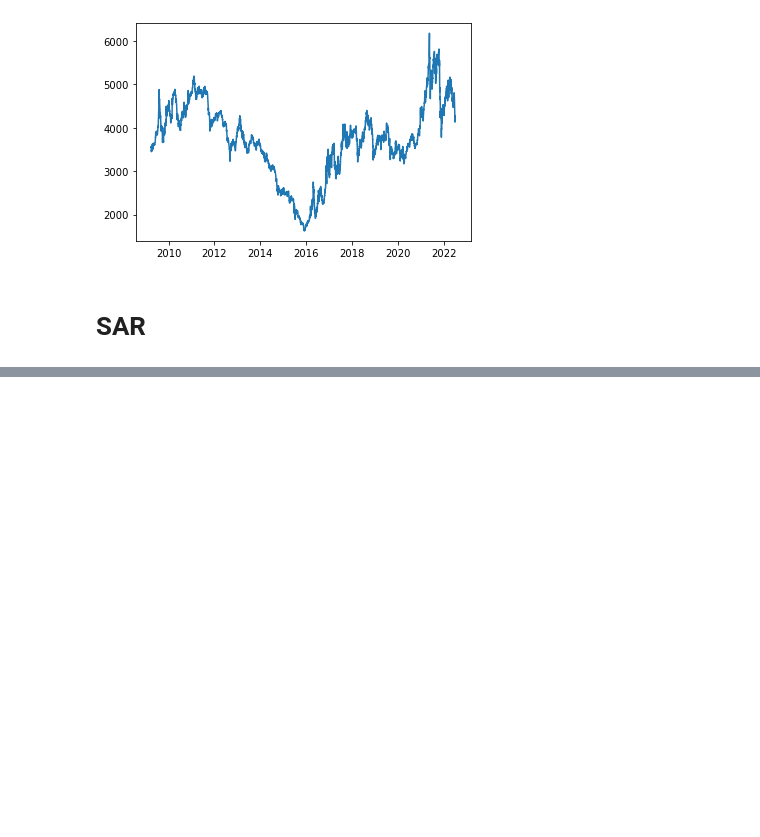
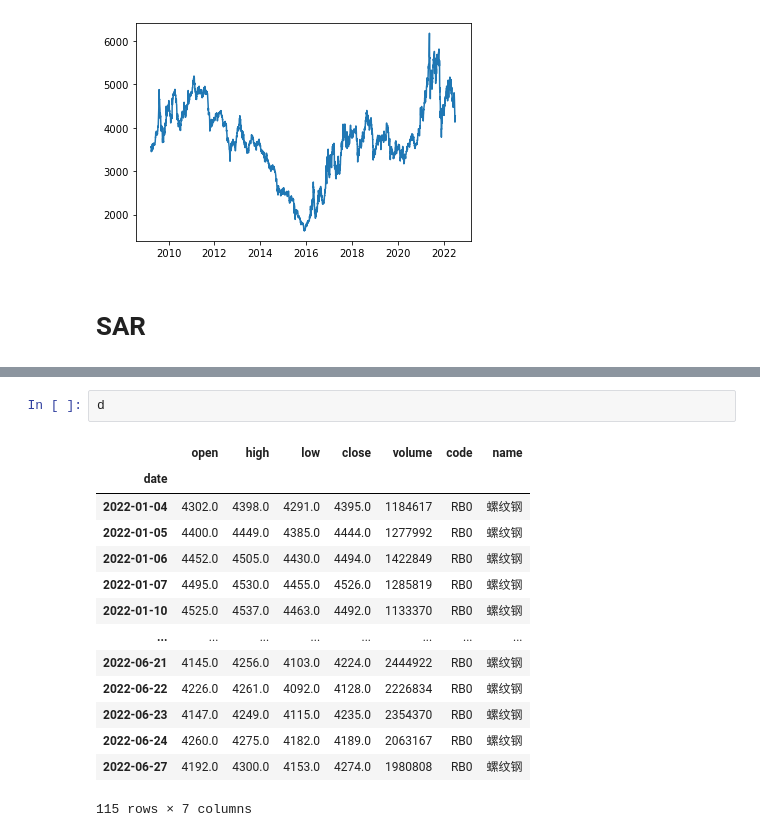
Before and after one commit to MaxwellLZH/quant-tutorial, a Jupyter notebook: src/聚宽代码/dev_indicators.ipynb, the cells around one changed output, grey strips where cells are left out. Saved outputs shown, nothing was run; the diff lists cells and outputs as text; blank space fills up the shorter version.

```diff
--- a/src/聚宽代码/dev_indicators.ipynb
+++ b/src/聚宽代码/dev_indicators.ipynb
@@ -38,0 +55,17 @@ plt.plot(df['close'])
+# %%
+d
+# %% [output]
+|  | open | high | low | close | volume | code | name |
+| date |  |  |  |  |  |  |  |
+| 2022-01-04 | 4302.0 | 4398.0 | 4291.0 | 4395.0 | 1184617 | RB0 | 螺纹钢 |
+| 2022-01-05 | 4400.0 | 4449.0 | 4385.0 | 4444.0 | 1277992 | RB0 | 螺纹钢 |
+| 2022-01-06 | 4452.0 | 4505.0 | 4430.0 | 4494.0 | 1422849 | RB0 | 螺纹钢 |
+| 2022-01-07 | 4495.0 | 4530.0 | 4455.0 | 4526.0 | 1285819 | RB0 | 螺纹钢 |
+| 2022-01-10 | 4525.0 | 4537.0 | 4463.0 | 4492.0 | 1133370 | RB0 | 螺纹钢 |
+| ... | ... | ... | ... | ... | ... | ... | ... |
+| 2022-06-21 | 4145.0 | 4256.0 | 4103.0 | 4224.0 | 2444922 | RB0 | 螺纹钢 |
+| 2022-06-22 | 4226.0 | 4261.0 | 4092.0 | 4128.0 | 2226834 | RB0 | 螺纹钢 |
+| 2022-06-23 | 4147.0 | 4249.0 | 4115.0 | 4235.0 | 2354370 | RB0 | 螺纹钢 |
+| 2022-06-24 | 4260.0 | 4275.0 | 4182.0 | 4189.0 | 2063167 | RB0 | 螺纹钢 |
+| 2022-06-27 | 4192.0 | 4300.0 | 4153.0 | 4274.0 | 1980808 | RB0 | 螺纹钢 |
+115 rows × 7 columns
```
Also changed, not shown: parts of 6 cells of this notebook.
